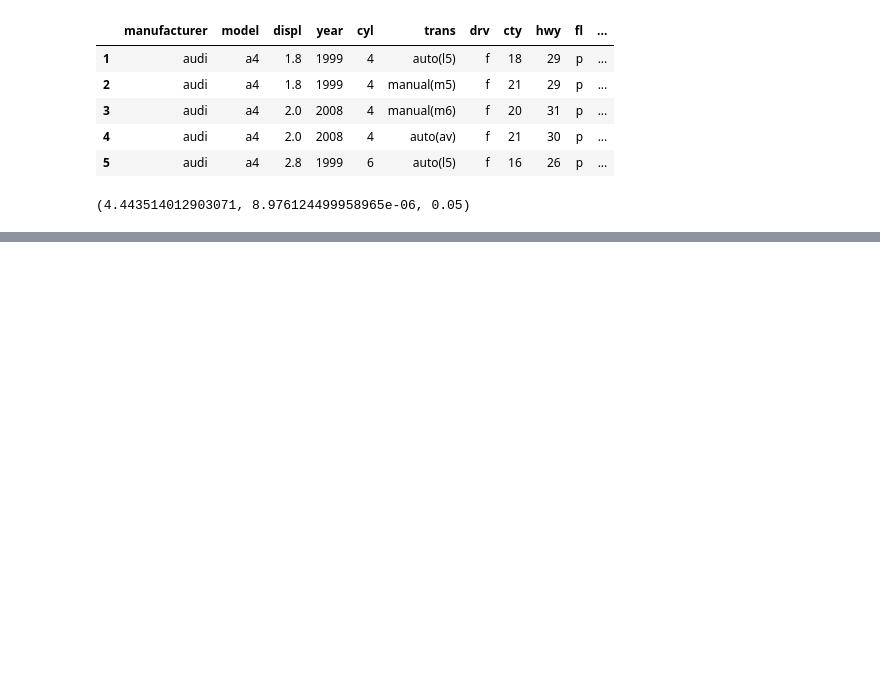
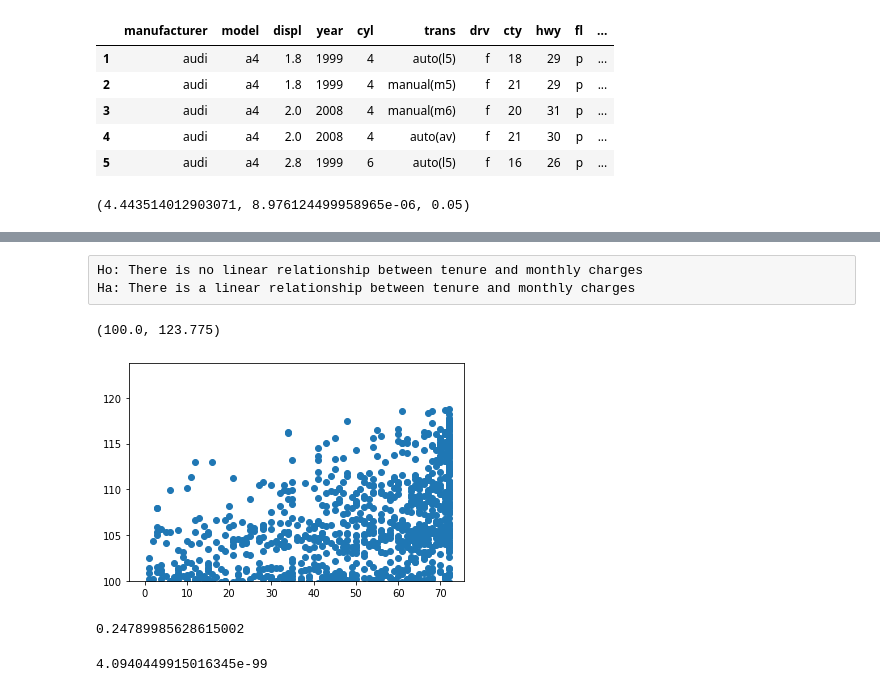
Before and after one commit to annah-vu/statistics-exercises, a Jupyter notebook: hypothesis_testing.ipynb, the cells around one changed output, grey strips where cells are left out. Cells and saved outputs as stored; diff of their text form; code cells hidden in the pictures; blank space fills up the shorter version.

```diff
--- a/hypothesis_testing.ipynb
+++ b/hypothesis_testing.ipynb
@@ -279,0 +284,2 @@ t,p/2,alpha
+# %%
+telco_churn_df = pd.read_csv('Cust_Churn_Telco - Cust_Churn_Telco.csv')
@@ -279,0 +309,12 @@ t,p/2,alpha
+# %% [raw]
+Ho: There is no linear relationship between tenure and monthly charges
+Ha: There is a linear relationship between tenure and monthly charges
+# %%
+x = telco_churn_df['tenure']
+y = telco_churn_df['MonthlyCharges']
+# %%
+plt.scatter(x,y)
+plt.ylim(100)
+# %% [output]
+(100.0, 123.775)
+[figure, added]
@@ -279,0 +323,8 @@ t,p/2,alpha
+# %%
+corr
+# %% [output]
+0.24789985628615002
+# %%
+p
+# %% [output]
+4.0940449915016345e-99
```
Also changed, not shown: parts of 78 cells of this notebook.
